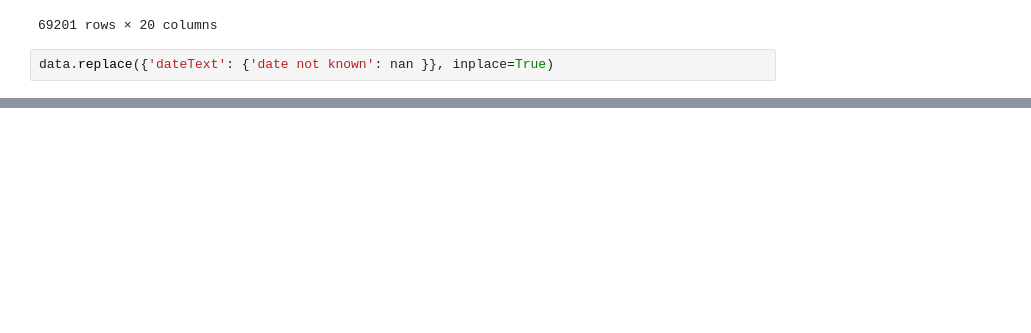
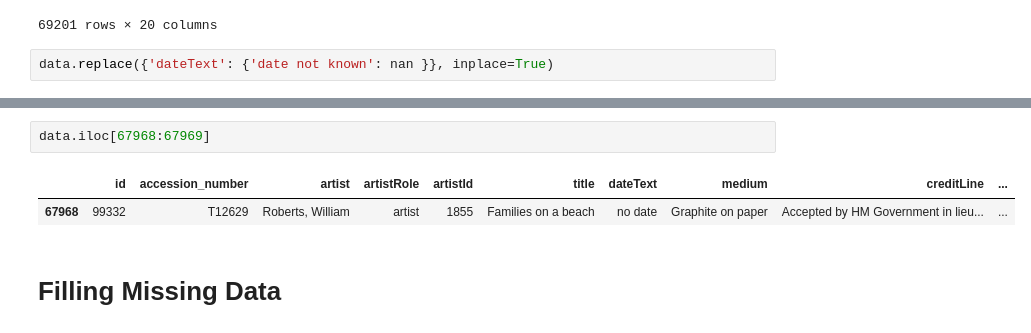
Before and after one commit to jho97/data-analyst-week-2, a Jupyter notebook: may_25/personal_work/handeling_bad_data.ipynb, the cells around one changed output, grey strips where cells are left out. Drawn from its saved outputs; the diff is of its cells as text; blank space fills up the shorter version.

```diff
--- a/may_25/personal_work/handeling_bad_data.ipynb
+++ b/may_25/personal_work/handeling_bad_data.ipynb
@@ -123,0 +179,7 @@ data.head()
+# %%
+data.iloc[67968:67969]
+# %% [output]
+|  | id | accession_number | artist | artistRole | artistId | title | dateText | medium | creditLine | ... |
+| 67968 | 99332 | T12629 | Roberts, William | artist | 1855 | Families on a beach | no date | Graphite on paper | Accepted by HM Government in lieu... | ... |
+# %% [markdown]
+# Filling Missing Data
```
Also changed, not shown: parts of 19 cells of this notebook.
